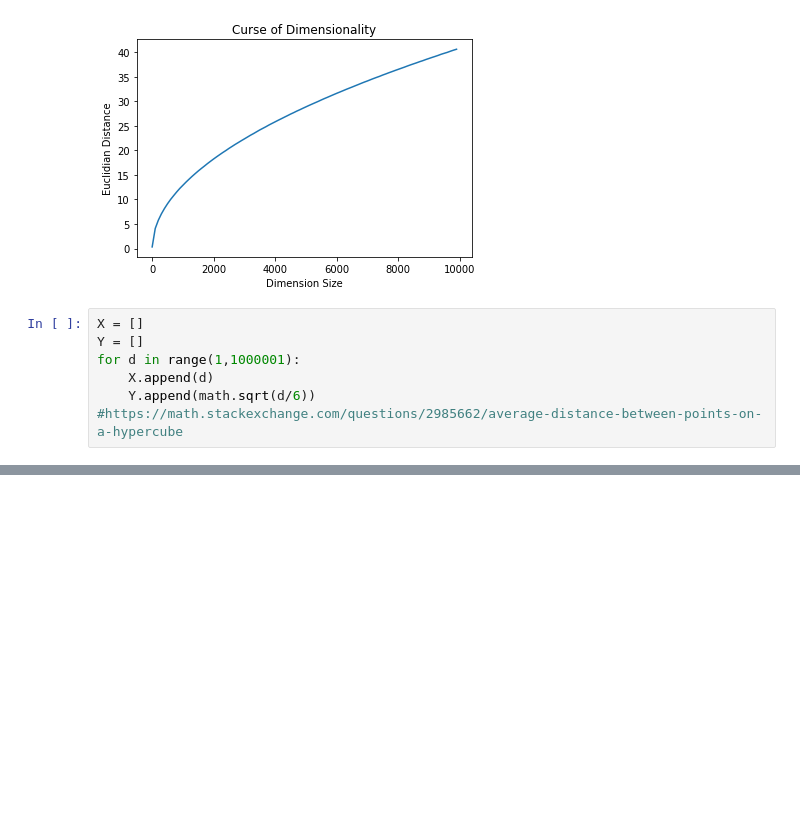
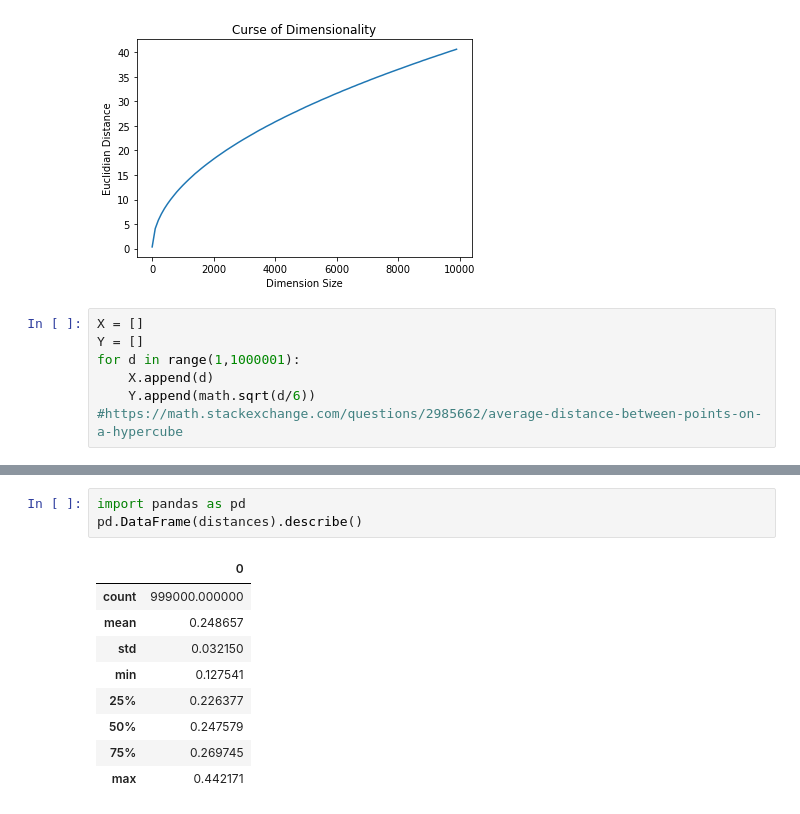
Before and after one commit to slankas/DataScienceNotebooks, a Jupyter notebook: FeatureCreation/DistanceAndDimensionalityCurse.ipynb, the cells around one changed output, grey strips where cells are left out. Drawn from its saved outputs; the diff is of its cells as text; blank space fills up the shorter version.

```diff
--- a/FeatureCreation/DistanceAndDimensionalityCurse.ipynb
+++ b/FeatureCreation/DistanceAndDimensionalityCurse.ipynb
@@ -70,0 +110,13 @@ plt.show()
+# %%
+import pandas as pd
+pd.DataFrame(distances).describe()
+# %% [output]
+|  | 0 |
+| count | 999000.000000 |
+| mean | 0.248657 |
+| std | 0.032150 |
+| min | 0.127541 |
+| 25% | 0.226377 |
+| 50% | 0.247579 |
+| 75% | 0.269745 |
+| max | 0.442171 |
```
Also changed, not shown: parts of 4 cells of this notebook.
